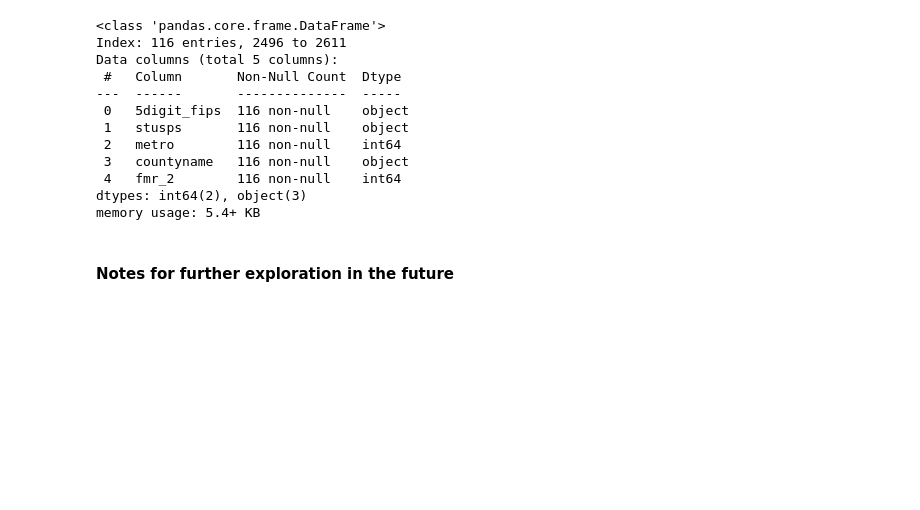
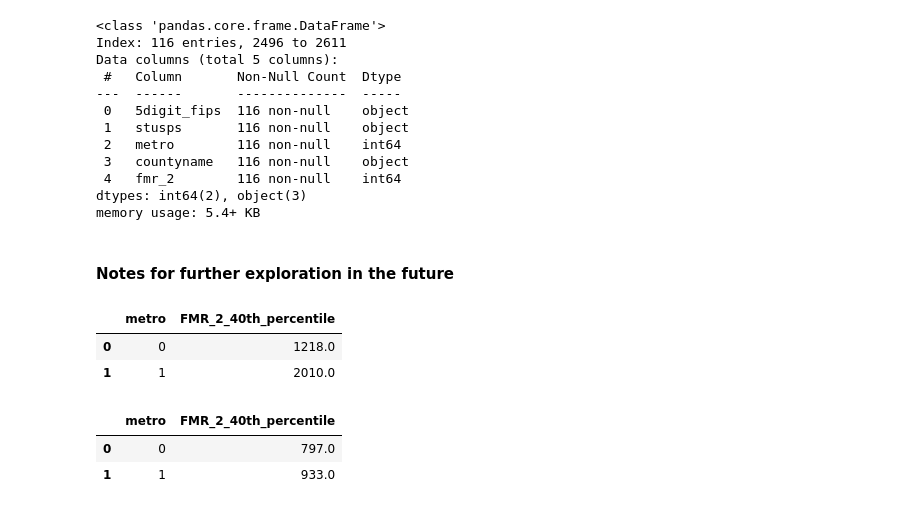
Before and after one commit to winniewyyao/fair-market-rent-data-analysis, a Jupyter notebook: J221-final.ipynb, the cells around one changed output. Cells and saved outputs as stored; diff of their text form; code cells hidden in the pictures; blank space fills up the shorter version.

```diff
--- a/J221-final.ipynb
+++ b/J221-final.ipynb
@@ -434,0 +435,8 @@ fmr_mo_2b_bot10.to_csv("fmr_mo_2b_bot10.csv", index=False)
+# %%
+fmr_ca_2b.head()
+fmr_ca_2b_metro = fmr_ca_2b.groupby("metro")["fmr_2"].quantile(0.40).reset_index(name="fmr_2_40th_percentile")
+fmr_ca_2b_metro
+# %% [output]
+|  | metro | FMR_2_40th_percentile |
+| 0 | 0 | 1218.0 |
+| 1 | 1 | 2010.0 |
@@ -434,0 +445,8 @@ fmr_mo_2b_bot10.to_csv("fmr_mo_2b_bot10.csv", index=False)
+# %%
+fmr_mo_2b.head()
+fmr_mo_2b_metro = fmr_mo_2b.groupby("metro")["fmr_2"].quantile(0.40).reset_index(name="fmr_2_40th_percentile")
+fmr_mo_2b_metro
+# %% [output]
+|  | metro | FMR_2_40th_percentile |
+| 0 | 0 | 797.0 |
+| 1 | 1 | 933.0 |
```
Also changed, not shown: parts of 3 cells of this notebook.
